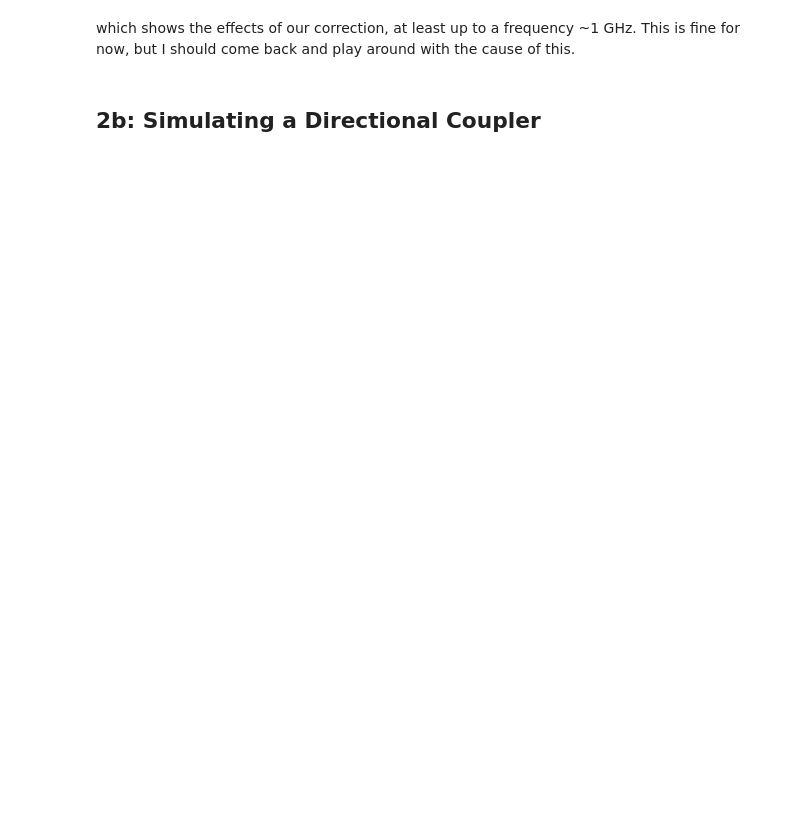
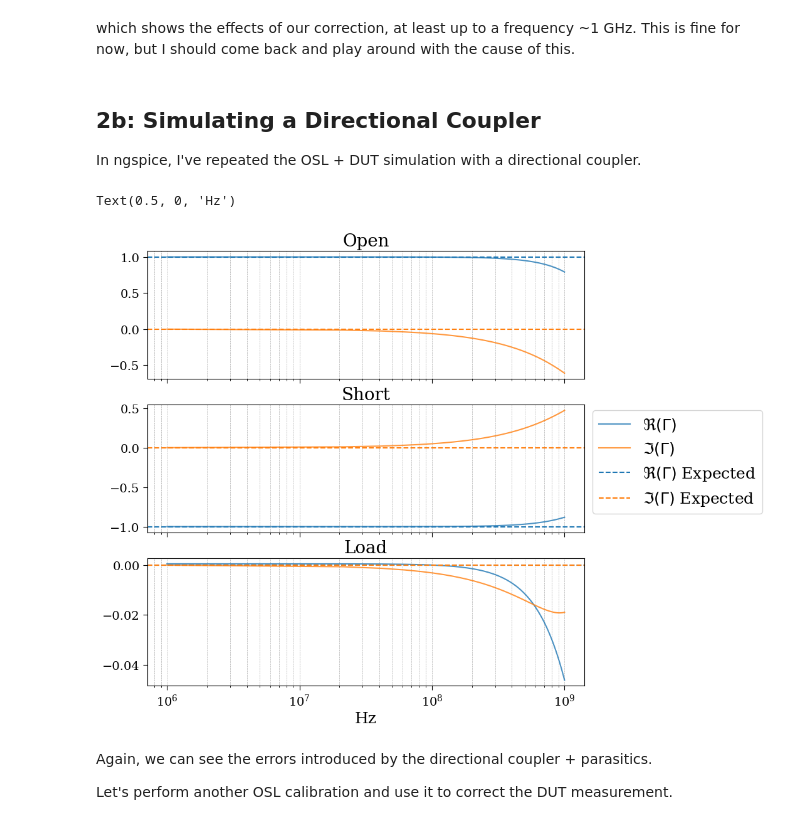
Before and after one commit to harryxni/oneport-vna, a Jupyter notebook: simulation/step2_vnaerrors/2_VNA_Calibration.ipynb, the cells around one changed output. Cells and saved outputs as stored; diff of their text form; code cells hidden in the pictures; blank space fills up the shorter version.

Commit message:
step 2b: simulated vna with a bridge

```diff
--- a/simulation/step2_vnaerrors/2_VNA_Calibration.ipynb
+++ b/simulation/step2_vnaerrors/2_VNA_Calibration.ipynb
@@ -168,3 +168,57 @@ axs[1].legend(loc='center left', bbox_to_anchor=(1, 1), fontsize=18)
 which shows the effects of our correction, at least up to a frequency ~1 GHz. This is fine for now, but I should come back and play around with the cause of this.
 # %% [markdown]
 ## 2b: Simulating a Directional Coupler
+
+In ngspice, I've repeated the OSL + DUT simulation with a directional coupler.
+# %%
+g_s = load_spice_data('bridge_data/cal_short.txt')
+g_o = load_spice_data('bridge_data/cal_open.txt')
+g_l = load_spice_data('bridge_data/cal_load.txt')
+g_dut = load_spice_data('bridge_data/dut_raw.txt')
+
+freqs = load_freq('bridge_data/cal_load.txt')
+#ideal gamma
+ig_s = -1.0 + 0j
+ig_o = 1.0 + 0j
+ig_l = 0.0 + 0j
+
+fig,axs=plt.subplots(3,1,figsize=(9,9))
+
+axs[1].set_title('Short')
+axs[1].plot(freqs,g_s.real, alpha=0.8)
+axs[1].plot(freqs,g_s.imag, alpha=0.8)
+axs[1].axhline(ig_s.real, color='tab:blue', linestyle='dashed')
+axs[1].axhline(ig_s.imag, color='tab:orange', linestyle='dashed')
+axs[1].set_xscale('log')
+#axs[0].set_xlabel('Hz', loc='left', fontsize=12)
+axs[1].grid(True, which="both", axis='x', linestyle='--', linewidth=0.5)
+axs[1].set_xticklabels([])
+#axs[0].get_xaxis().set_visible(False)
+
+axs[0].set_title('Open')
+axs[0].plot(freqs,g_o.real, alpha=0.8)
+axs[0].plot(freqs,g_o.imag, alpha=0.8)
+axs[0].axhline(ig_o.real, color='tab:blue', linestyle='dashed')
+axs[0].axhline(ig_o.imag, color='tab:orange', linestyle='dashed')
+axs[0].set_xscale('log')
+
+axs[0].grid(True, which="both", axis='x', linestyle='--', linewidth=0.5)
+axs[0].set_xticklabels([])
+
+axs[2].set_title('Load')
+axs[2].plot(freqs,g_l.real, alpha=0.8, label='$\Re(\Gamma)$')
+axs[2].plot(freqs,g_l.imag, alpha=0.8, label='$\Im(\Gamma)$')
+axs[2].axhline(ig_l.real, color='tab:blue', linestyle='dashed', label='$\Re(\Gamma)$ Expected')
+axs[2].axhline(ig_l.imag, color='tab:orange', linestyle='dashed', label='$\Im(\Gamma)$ Expected')
+axs[2].set_xscale('log')
+axs[2].legend(loc='center left', bbox_to_anchor=(1, 1.75), fontsize=18)
+axs[2].grid(True, which="both", axis='x', linestyle='--', linewidth=0.5)
+
+axs[2].set_xlabel('Hz')
+# %% [output]
+Text(0.5, 0, 'Hz')
+[figure, added]
+# %% [markdown]
+Again, we can see the errors introduced by the directional coupler + parasitics.
+
+Let's perform another OSL calibration and use it to correct the DUT measurement.
```
Also changed, not shown: parts of 4 cells of this notebook, 17 other files.
